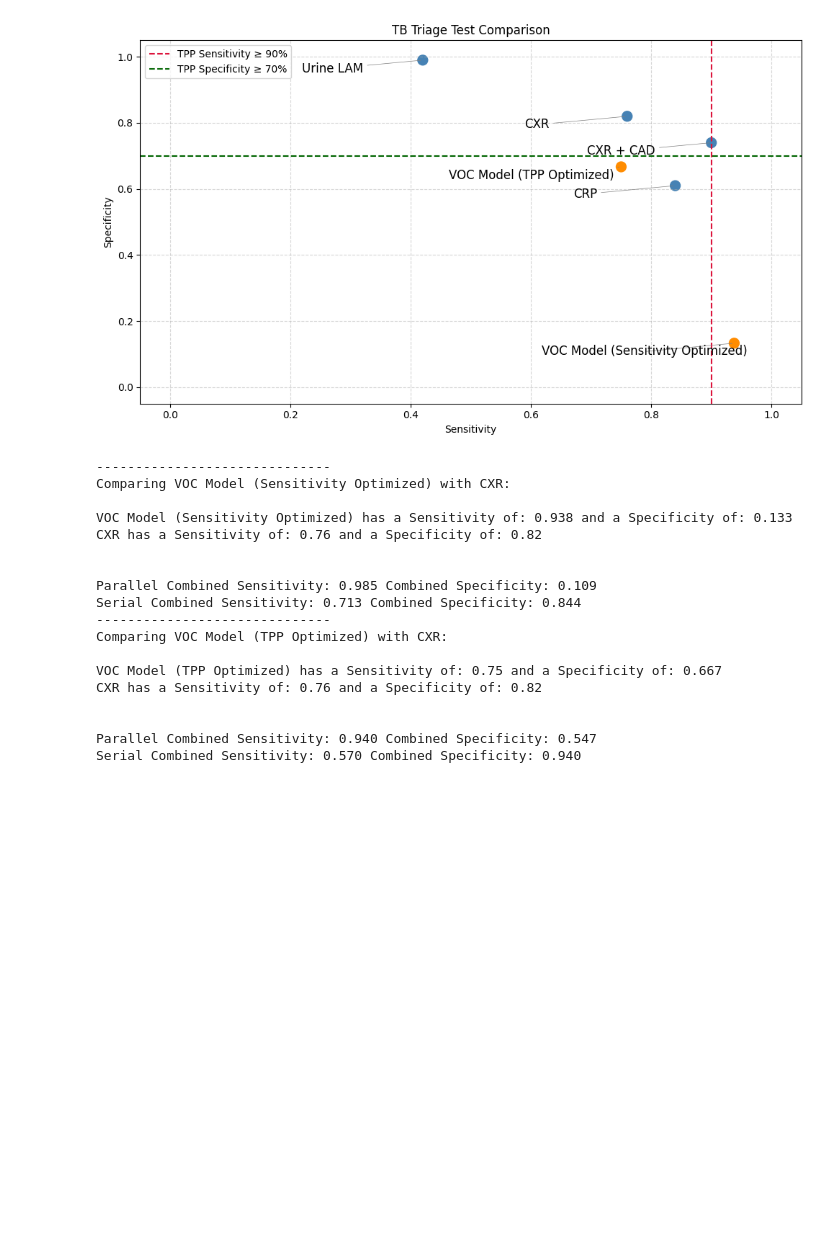
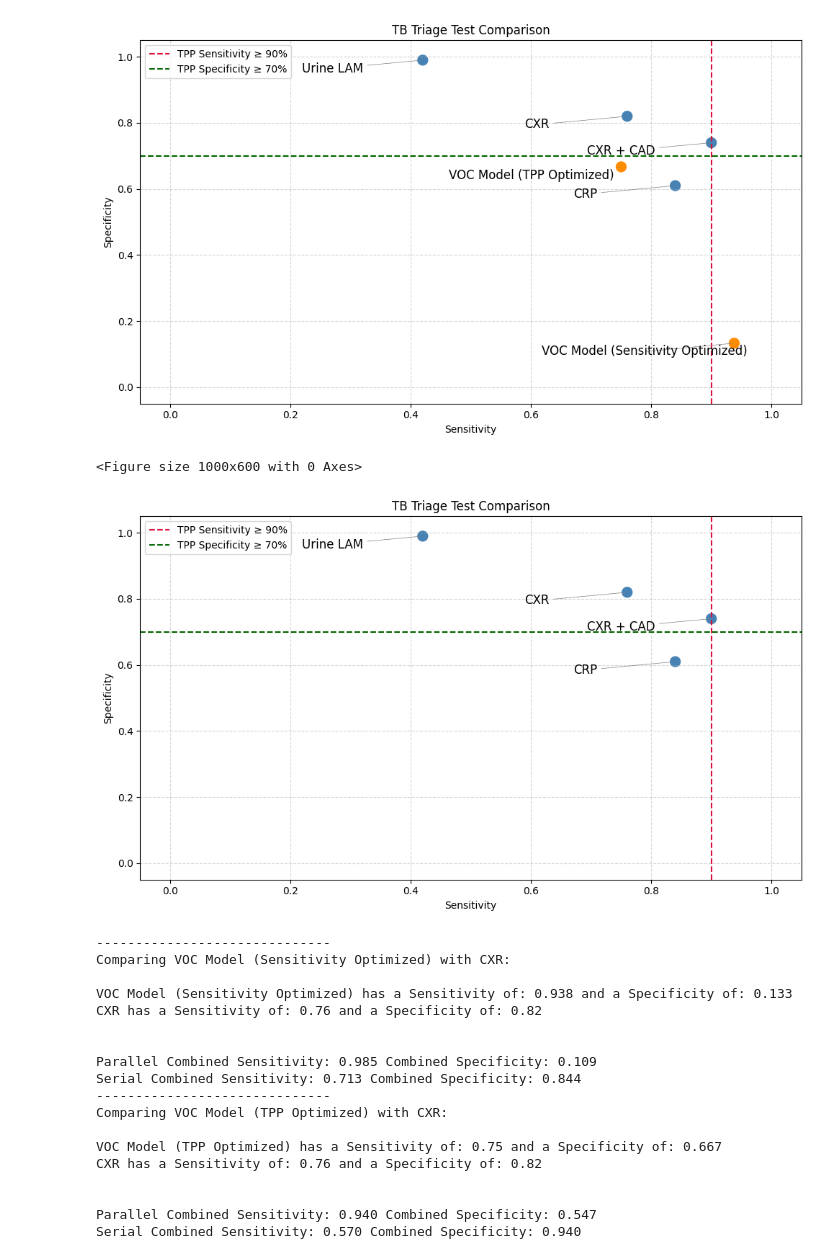
Before and after one commit to tyst-ucsf/capstone-project, a Jupyter notebook: 1e_Comparison.ipynb, the cells around one changed output. Cells and saved outputs as stored; diff of their text form; code cells hidden in the pictures; blank space fills up the shorter version.

Commit message:
Generating figure 1 for background

```diff
--- a/1e_Comparison.ipynb
+++ b/1e_Comparison.ipynb
@@ -147,6 +147,58 @@ plt.show()
 # %% [output]
 <Figure size 1000x600 with 0 Axes>
 [figure]
+# %%
+# for figure 1 of background
+excluded_names = [
+    "VOC Model (TPP Optimized)",
+    "VOC Model (Sensitivity Optimized)"
+]
+
+filtered_models = [m for m in models if m["Name"] not in excluded_names]
+
+names = [m["Name"] for m in filtered_models]
+sensitivities = [m["Sensitivity"] for m in filtered_models]
+specificities = [m["Specificity"] for m in filtered_models]
+
+plt.figure(figsize=(10, 6))
+
+colors = ["darkorange" if "VOC" in name else "steelblue" for name in names]
+
+
+plt.figure(figsize=(10, 6))
+plt.scatter(sensitivities, specificities, s=100, color=colors)
+
+center_x, center_y = 0.5, 0.5
+
+for i, name in enumerate(names):
+    plt.annotate(
+        name,
+        xy=(sensitivities[i], specificities[i]),
+        xytext=(-90, -12),
+        textcoords="offset points",
+        ha="center",
+        fontsize=12,
+        arrowprops=dict(arrowstyle="-", color="gray", lw=0.5)
+    )
+
+plt.axvline(.90, color="crimson", linestyle="--", label="TPP Sensitivity ≥ 90%")
+plt.axhline(.70, color="darkgreen", linestyle="--", label="TPP Specificity ≥ 70%")
+plt.xlabel("Sensitivity")
+plt.ylabel("Specificity")
+plt.title("TB Triage Test Comparison")
+plt.grid(True, linestyle="--", alpha=0.5)
+plt.legend()
+
+# axis limits from previous plot to make it match up nicely
+plt.xlim(xlim)
+plt.ylim(ylim)
+
+plt.tight_layout()
+plt.savefig("output_figure1.pdf", bbox_inches="tight")
+plt.show()
+# %% [output]
+<Figure size 1000x600 with 0 Axes>
+[figure, added]
 # %%
 # Combining models
 def get_model_metrics(name):
```
Also changed, not shown: 3 other files.
